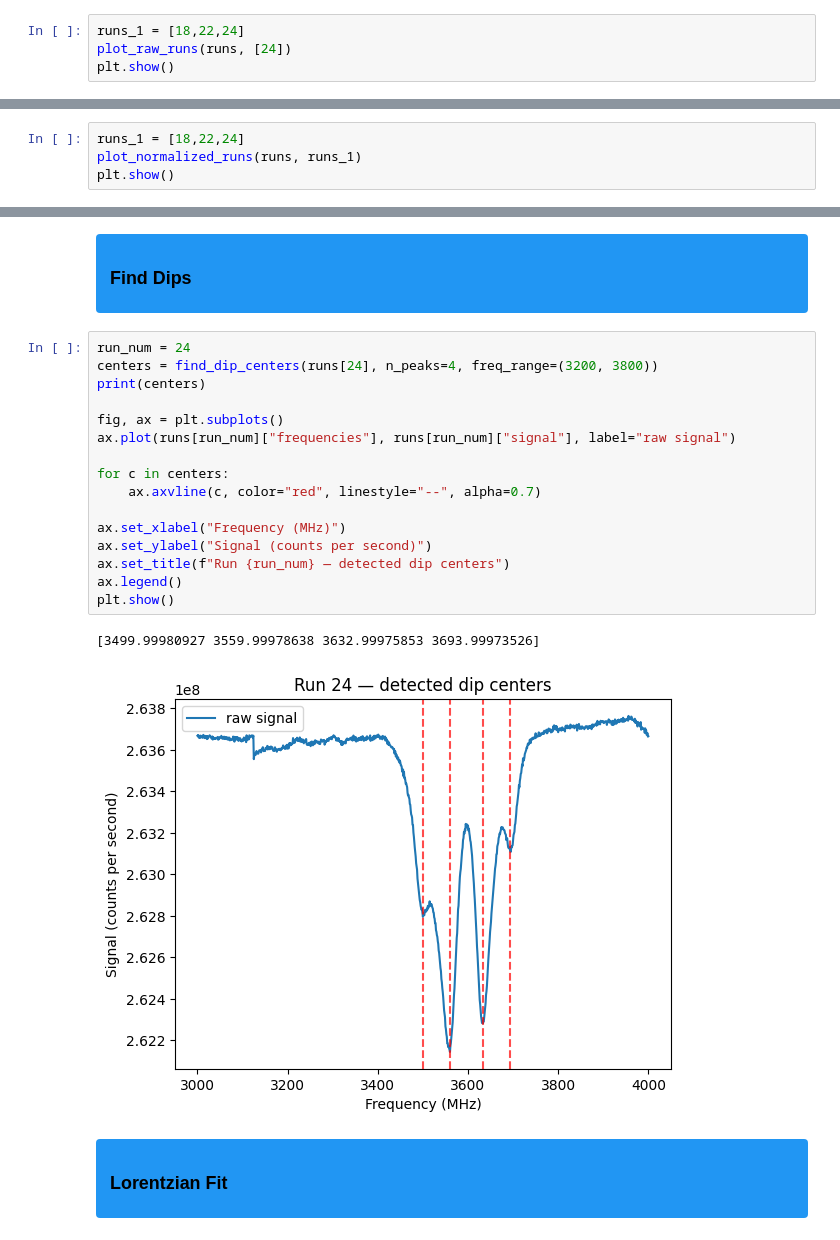
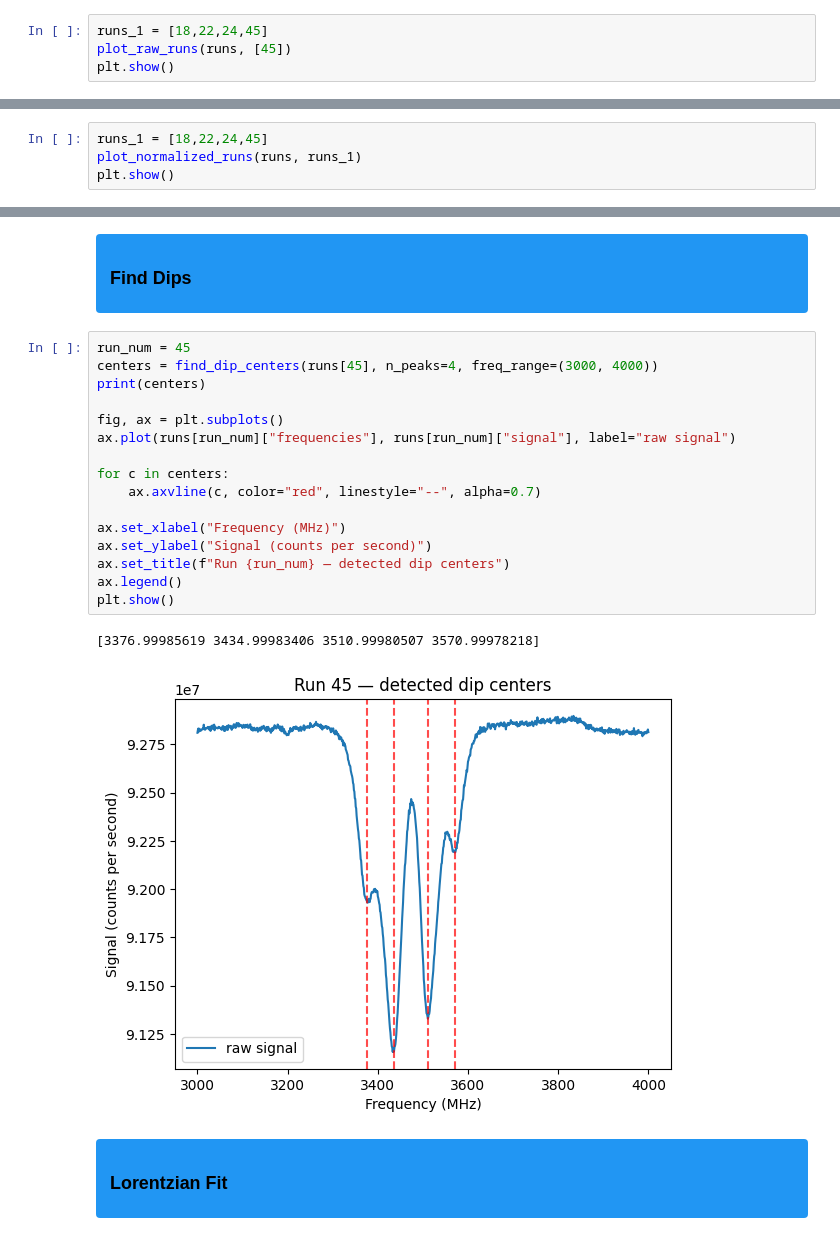
Before and after one commit to jeree-m/qick-dawg, a Jupyter notebook: jupyter_notebooks/odmr_analysis.ipynb, the cells around one changed output, grey strips where cells are left out. Saved outputs shown, nothing was run; the diff lists cells and outputs as text.

```diff
--- a/jupyter_notebooks/odmr_analysis.ipynb
+++ b/jupyter_notebooks/odmr_analysis.ipynb
@@ -101,7 +101,7 @@ dict_keys(['laser_power', 'mw_gain', 'reps', 'ND Filter OD', 'relax_delay_treg',
 <h3 style="color:black; margin:0;"> Plot Raw Data</h3>
 </div>
 # %%
-runs_1 = [18,22,24]
-plot_raw_runs(runs, [24])
+runs_1 = [18,22,24,45]
+plot_raw_runs(runs, [45])
 plt.show()
 # %% [output]
@@ -111,7 +111,7 @@ plt.show()
 <h3 style="color:black; margin:0;"> Normalized Plots</h3>
 </div>
 # %%
-runs_1 = [18,22,24]
+runs_1 = [18,22,24,45]
 plot_normalized_runs(runs, runs_1)
 plt.show()
 # %% [output]
@@ -347,24 +347,24 @@ def plot_contrast_vs_run(runs, run_numbers, ax=None, freq_ranges=None):
 <h3 style="color:black; margin:0;"> Find Dips</h3>
 </div>
 # %%
-run_num = 24
-centers = find_dip_centers(runs[24], n_peaks=4, freq_range=(3200, 3800))
+run_num = 45
+centers = find_dip_centers(runs[45], n_peaks=4, freq_range=(3000, 4000))
 print(centers)
 
 fig, ax = plt.subplots()
 ax.plot(runs[run_num]["frequencies"], runs[run_num]["signal"], label="raw signal")
 
 for c in centers:
     ax.axvline(c, color="red", linestyle="--", alpha=0.7)
 
 ax.set_xlabel("Frequency (MHz)")
 ax.set_ylabel("Signal (counts per second)")
 ax.set_title(f"Run {run_num} — detected dip centers")
 ax.legend()
 plt.show()
 # %% [output]
-[3499.99980927 3559.99978638 3632.99975853 3693.99973526]
+[3376.99985619 3434.99983406 3510.99980507 3570.99978218]
-[figure, old version]
+[figure, new version]
 # %% [markdown]
 <div style="background-color:#2196F3; padding:8px 14px; border-radius:4px;">
 <h3 style="color:black; margin:0;"> Lorentzian Fit</h3>
```
Also changed, not shown: parts of 7 cells of this notebook.
